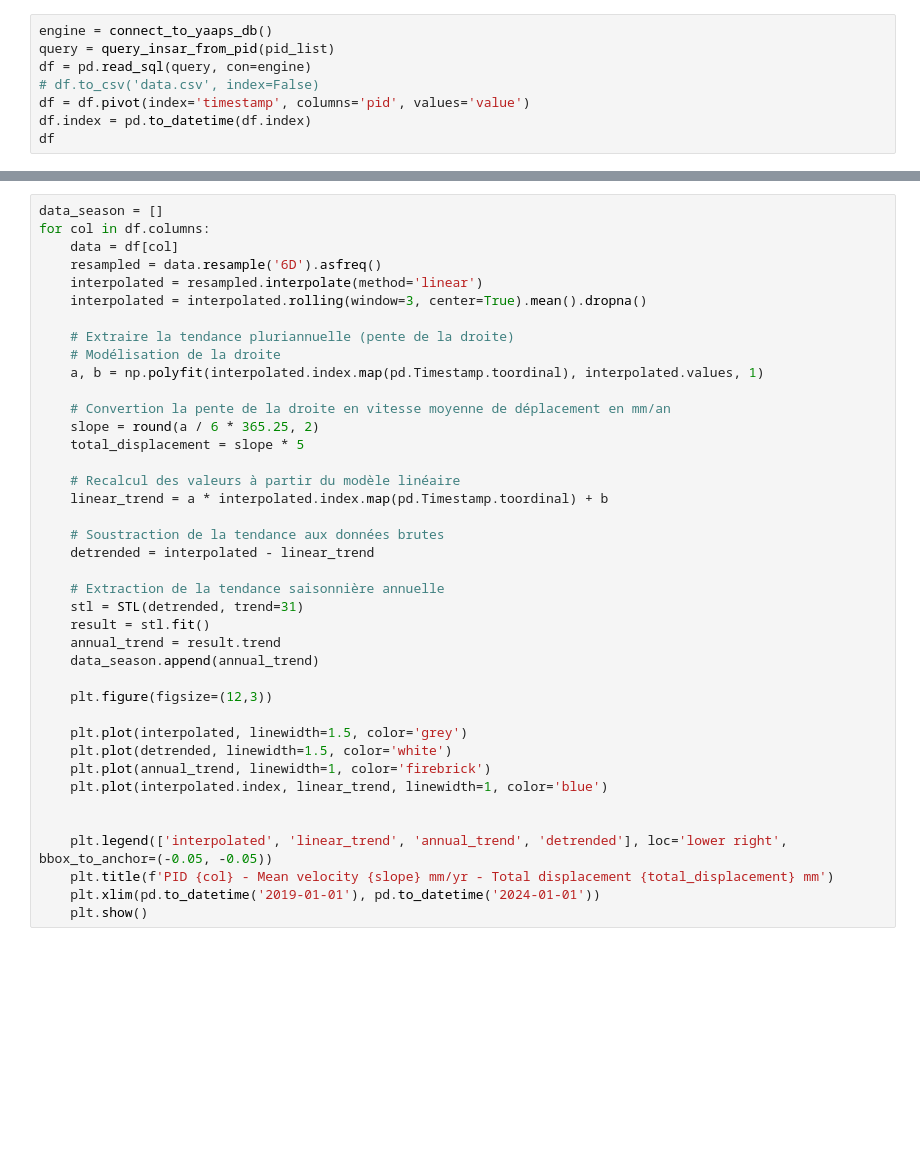
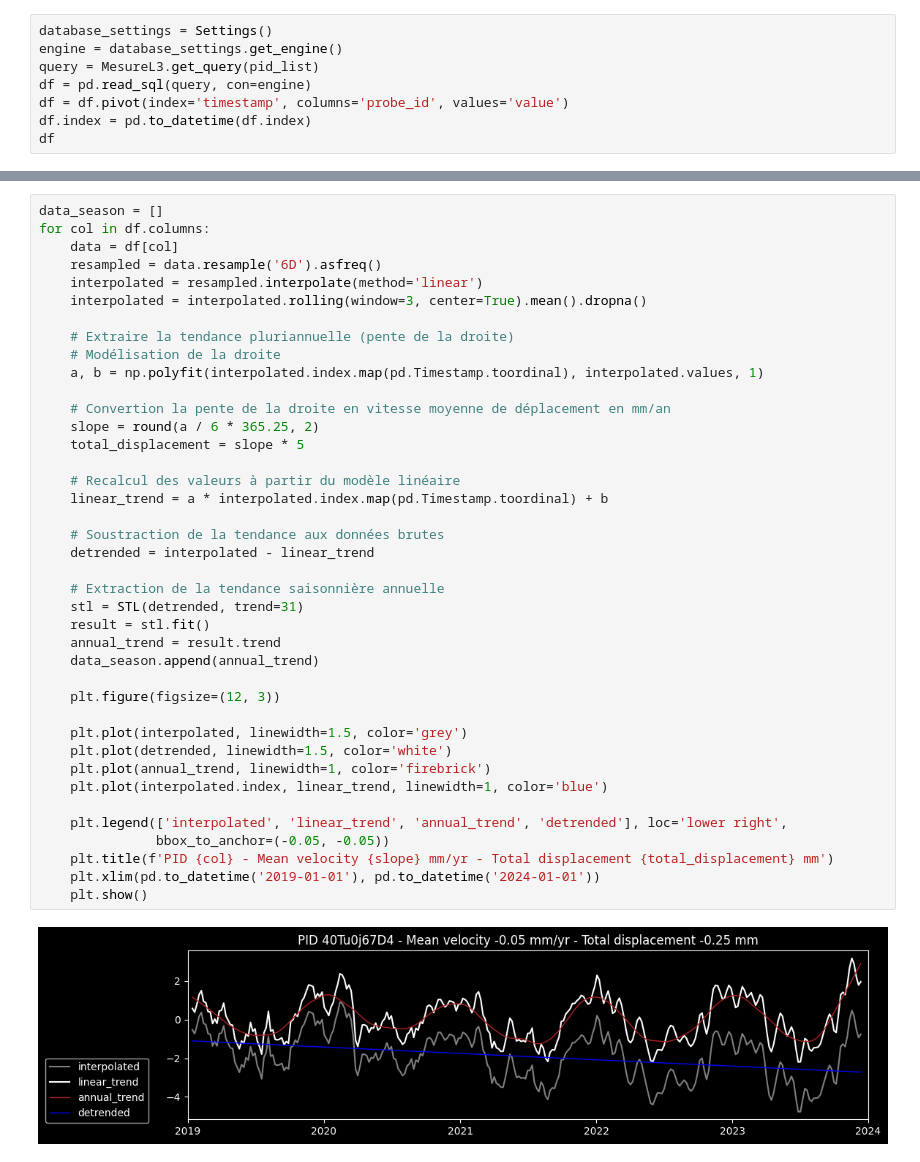
Before and after one commit to ekngaize/tutorial, a Jupyter notebook: signal_decomposition.ipynb, the cells around one changed output, grey strips where cells are left out. Cells and saved outputs as stored; diff of their text form; blank space fills up the shorter version.

Commit message:
reformat database module, use beautiful object, better handling of params

```diff
--- a/signal_decomposition.ipynb
+++ b/signal_decomposition.ipynb
@@ -8,10 +9,10 @@ from utils.database import connect_to_yaaps_db, query_insar_from_pid
 
 pid_list = ['40TthyR8Qo', '40Tu0j67D4', '40TtYb6e2e']
 # %%
-engine = connect_to_yaaps_db()
-query = query_insar_from_pid(pid_list)
+database_settings = Settings()
+engine = database_settings.get_engine()
+query = MesureL3.get_query(pid_list)
 df = pd.read_sql(query, con=engine)
-# df.to_csv('data.csv', index=False)
-df = df.pivot(index='timestamp', columns='pid', values='value')
+df = df.pivot(index='timestamp', columns='probe_id', values='value')
 df.index = pd.to_datetime(df.index)
 df
@@ -25,36 +41,38 @@ for col in df.columns:
 
     # Extraire la tendance pluriannuelle (pente de la droite)
     # Modélisation de la droite
     a, b = np.polyfit(interpolated.index.map(pd.Timestamp.toordinal), interpolated.values, 1)
 
     # Convertion la pente de la droite en vitesse moyenne de déplacement en mm/an
     slope = round(a / 6 * 365.25, 2)
     total_displacement = slope * 5
 
     # Recalcul des valeurs à partir du modèle linéaire
     linear_trend = a * interpolated.index.map(pd.Timestamp.toordinal) + b
 
     # Soustraction de la tendance aux données brutes
     detrended = interpolated - linear_trend
 
     # Extraction de la tendance saisonnière annuelle
     stl = STL(detrended, trend=31)
     result = stl.fit()
     annual_trend = result.trend
     data_season.append(annual_trend)
 
-    plt.figure(figsize=(12,3))
+    plt.figure(figsize=(12, 3))
 
     plt.plot(interpolated, linewidth=1.5, color='grey')
     plt.plot(detrended, linewidth=1.5, color='white')
     plt.plot(annual_trend, linewidth=1, color='firebrick')
     plt.plot(interpolated.index, linear_trend, linewidth=1, color='blue')
 
-
-    plt.legend(['interpolated', 'linear_trend', 'annual_trend', 'detrended'], loc='lower right', bbox_to_anchor=(-0.05, -0.05))
+    plt.legend(['interpolated', 'linear_trend', 'annual_trend', 'detrended'], loc='lower right',
+               bbox_to_anchor=(-0.05, -0.05))
     plt.title(f'PID {col} - Mean velocity {slope} mm/yr - Total displacement {total_displacement} mm')
     plt.xlim(pd.to_datetime('2019-01-01'), pd.to_datetime('2024-01-01'))
     plt.show()
+# %% [output]
+[figure, added]
 # %%
 for data in data_season:
     peaks, _ = find_peaks(data, prominence=1, distance=None)
```
Also changed, not shown: parts of 3 cells of this notebook, 5 other files.
